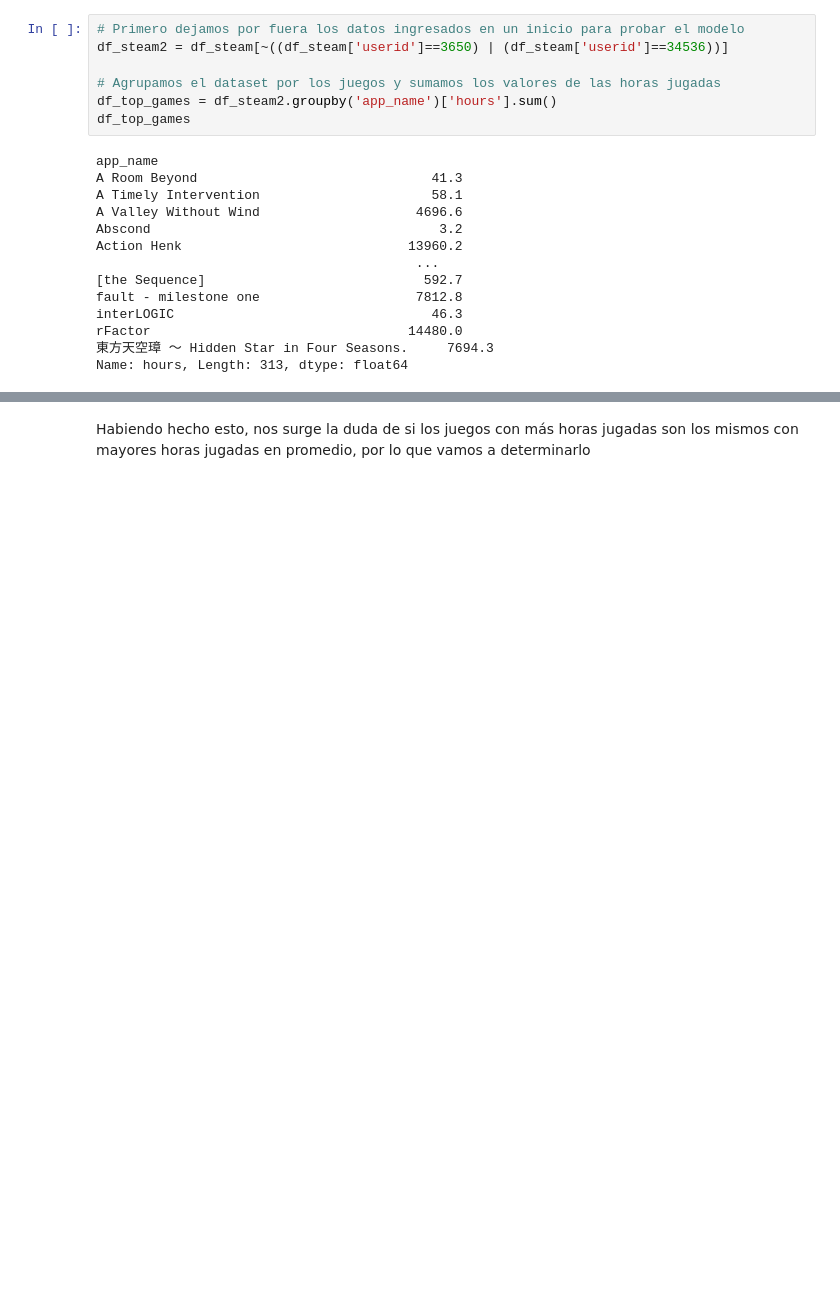
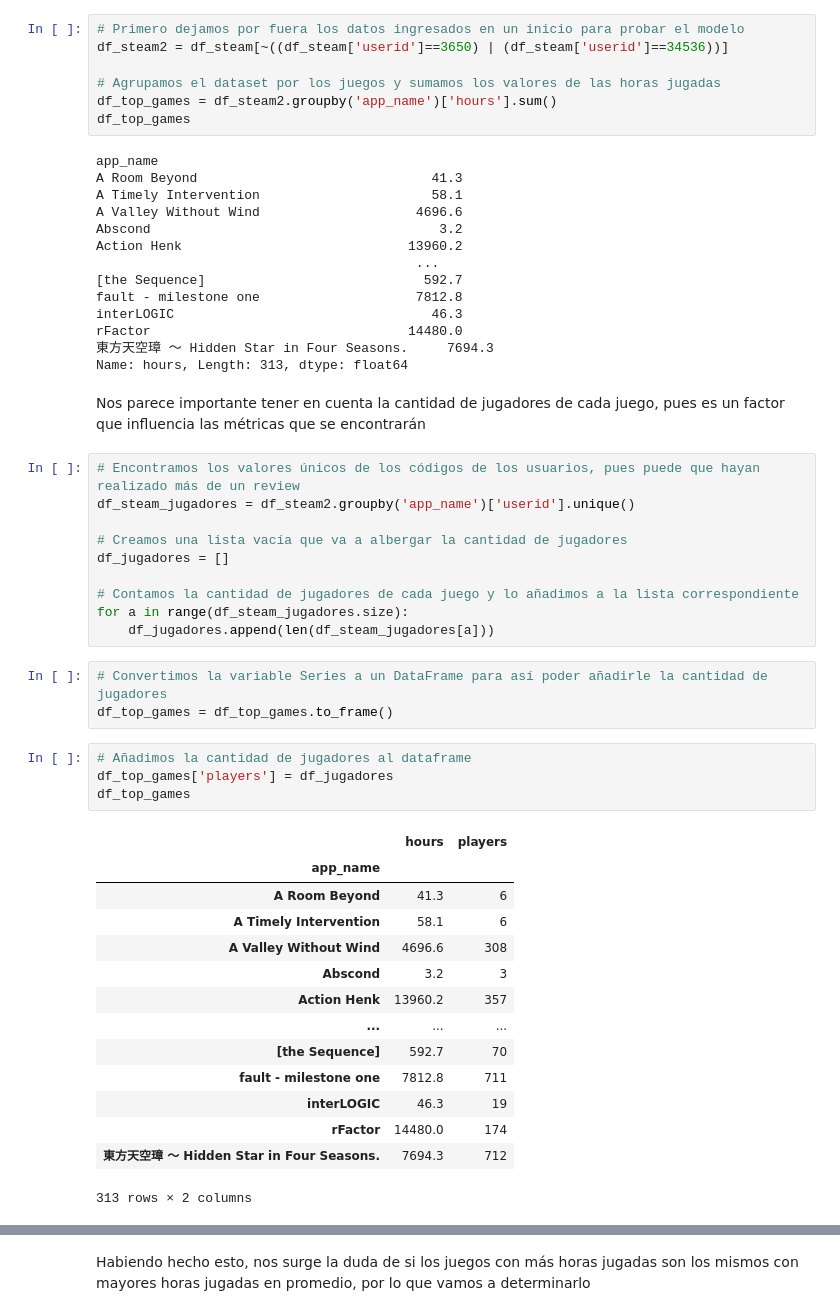
Before and after one commit to EdisonJR624/Proyecto_Steam, a Jupyter notebook: Steam_recomendaciones.ipynb, the cells around one changed output, grey strips where cells are left out. Saved outputs shown, nothing was run; the diff lists cells and outputs as text; blank space fills up the shorter version.

```diff
--- a/Steam_recomendaciones.ipynb
+++ b/Steam_recomendaciones.ipynb
@@ -470,5 +468,39 @@ interLOGIC                                 46.3
 rFactor                                 14480.0
 東方天空璋 ～ Hidden Star in Four Seasons.     7694.3
 Name: hours, Length: 313, dtype: float64
+# %% [markdown]
+Nos parece importante tener en cuenta la cantidad de jugadores de cada juego, pues es un factor que influencia las métricas que se encontrarán
+# %%
+# Encontramos los valores únicos de los códigos de los usuarios, pues puede que hayan realizado más de un review
+df_steam_jugadores = df_steam2.groupby('app_name')['userid'].unique()
+
+# Creamos una lista vacía que va a albergar la cantidad de jugadores
+df_jugadores = []
+
+# Contamos la cantidad de jugadores de cada juego y lo añadimos a la lista correspondiente
+for a in range(df_steam_jugadores.size):
+    df_jugadores.append(len(df_steam_jugadores[a]))
+# %%
+# Convertimos la variable Series a un DataFrame para así poder añadirle la cantidad de jugadores
+df_top_games = df_top_games.to_frame()
+# %%
+# Añadimos la cantidad de jugadores al dataframe
+df_top_games['players'] = df_jugadores
+df_top_games
+# %% [output]
+|  | hours | players |
+| app_name |  |  |
+| A Room Beyond | 41.3 | 6 |
+| A Timely Intervention | 58.1 | 6 |
+| A Valley Without Wind | 4696.6 | 308 |
+| Abscond | 3.2 | 3 |
+| Action Henk | 13960.2 | 357 |
+| ... | ... | ... |
+| [the Sequence] | 592.7 | 70 |
+| fault - milestone one | 7812.8 | 711 |
+| interLOGIC | 46.3 | 19 |
+| rFactor | 14480.0 | 174 |
+| 東方天空璋 ～ Hidden Star in Four Seasons. | 7694.3 | 712 |
+313 rows × 2 columns
 # %%
 # Obtenemos los 5 juegos con más horas jugadas en el dataset
```
Also changed, not shown: parts of 35 cells of this notebook.
